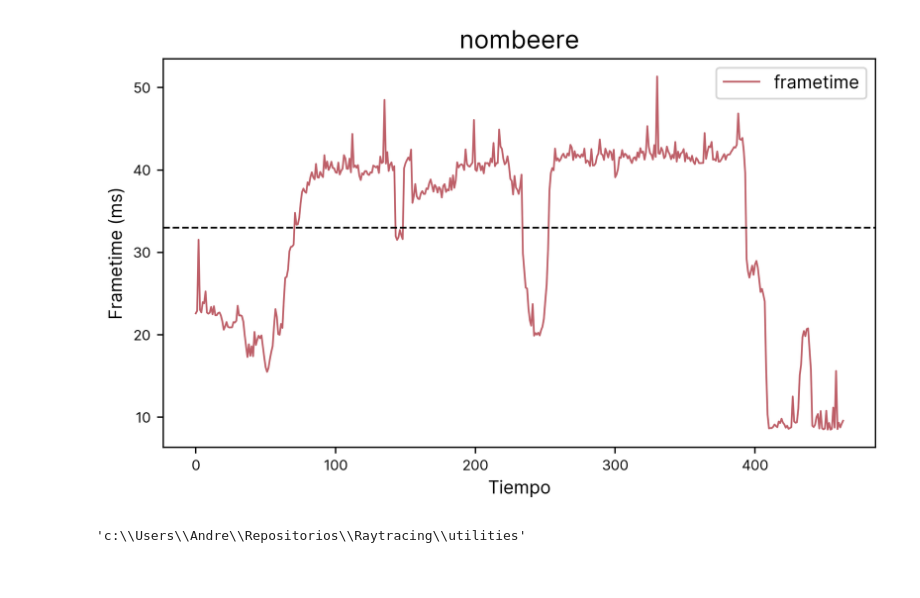
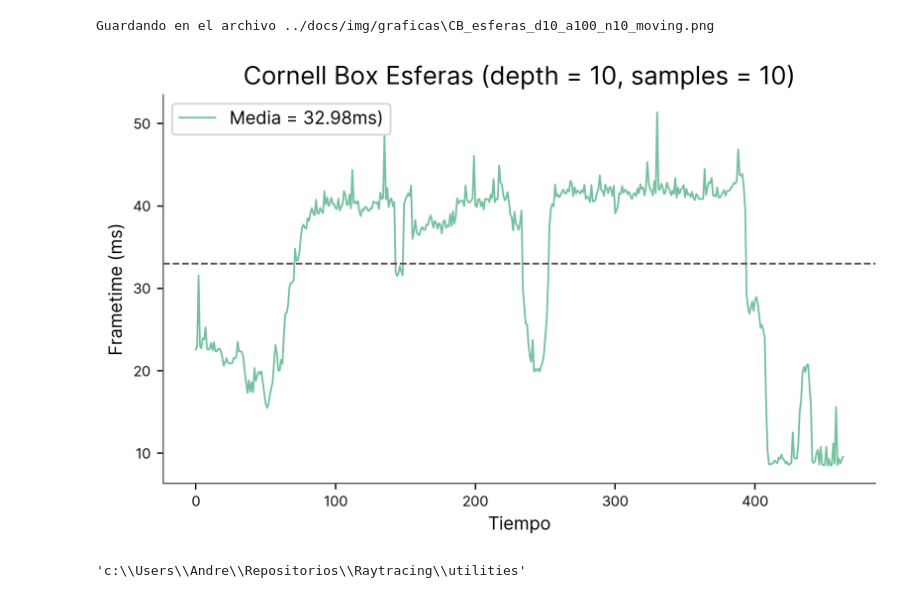
Before and after one commit to Asmilex/Raytracing, a Jupyter notebook: utilities/graficos.ipynb, the cells around one changed output. Drawn from its saved outputs; the diff is of its cells as text; code cells hidden in the pictures.

```diff
--- a/utilities/graficos.ipynb
+++ b/utilities/graficos.ipynb
@@ -29,15 +62,31 @@ rojo_oscurisimo = "#63454f"
 # %%
-df = pd.read_csv('./csv/CB_esferas_d10_a100_n10_moving.csv')
+df_esferas_movimiento = pd.read_csv('./csv/CB_esferas_d10_a100_n10_moving.csv')
 # %%
 def crear_grafica(df, filename, save_to_file = False, filepath = "../docs/img/graficas"):
     # df está preparado para haber sido leído desde `afterburner_parser.py`
     width, height = plt.figaspect(0.56)
     plt.figure(figsize=(width,height), dpi=400)
 
-    # Put a title
-    plt.title(filename)
-    plt.plot(df['Frametime'], color=rojo_primario, label="frametime")
-    plt.axhline(y=33, color='black', linestyle='--')
+    # remove the right axes
+    ax = plt.axes()
+    ax.spines['right'].set_color('none')
+    ax.spines['top'].set_color('none')
+
+    # change the ax color
+    ax.spines['left'].set_color(negro_700)
+    ax.spines['bottom'].set_color(negro_700)
+
+    # get the average of df['Frametime']
+    media = round(df['Frametime'].mean(), 2)
+
+    plt.title("Cornell Box Esferas (depth = 10, samples = 10)")
+    plt.plot(
+        df['Frametime'],
+        color=verde_primario,
+        label="Media = " + str(media) + "ms)"
+    )
+
+    plt.axhline(y=33, color=rojo_oscurisimo, linestyle='--')
     plt.legend(loc="best")
     plt.xlabel("Tiempo")
     plt.ylabel("Frametime (ms)")
@@ -52,10 +101,11 @@ def crear_grafica(df, filename, save_to_file = False, filepath = "../docs/img/gr
         plt.savefig(file)
 
     return plt
-# %%
-crear_grafica(df, 'nombeere', False).show()
-# %% [output]
-[figure, removed]
+# %%
+crear_grafica(df_esferas_movimiento, "CB_esferas_d10_a100_n10_moving", True).show()
+# %% [output]
+Guardando en el archivo ../docs/img/graficas\CB_esferas_d10_a100_n10_moving.png
+[figure, added]
 # %%
 os.getcwd()
 # %% [output]
```
Also changed, not shown: parts of 1 cell of this notebook.
